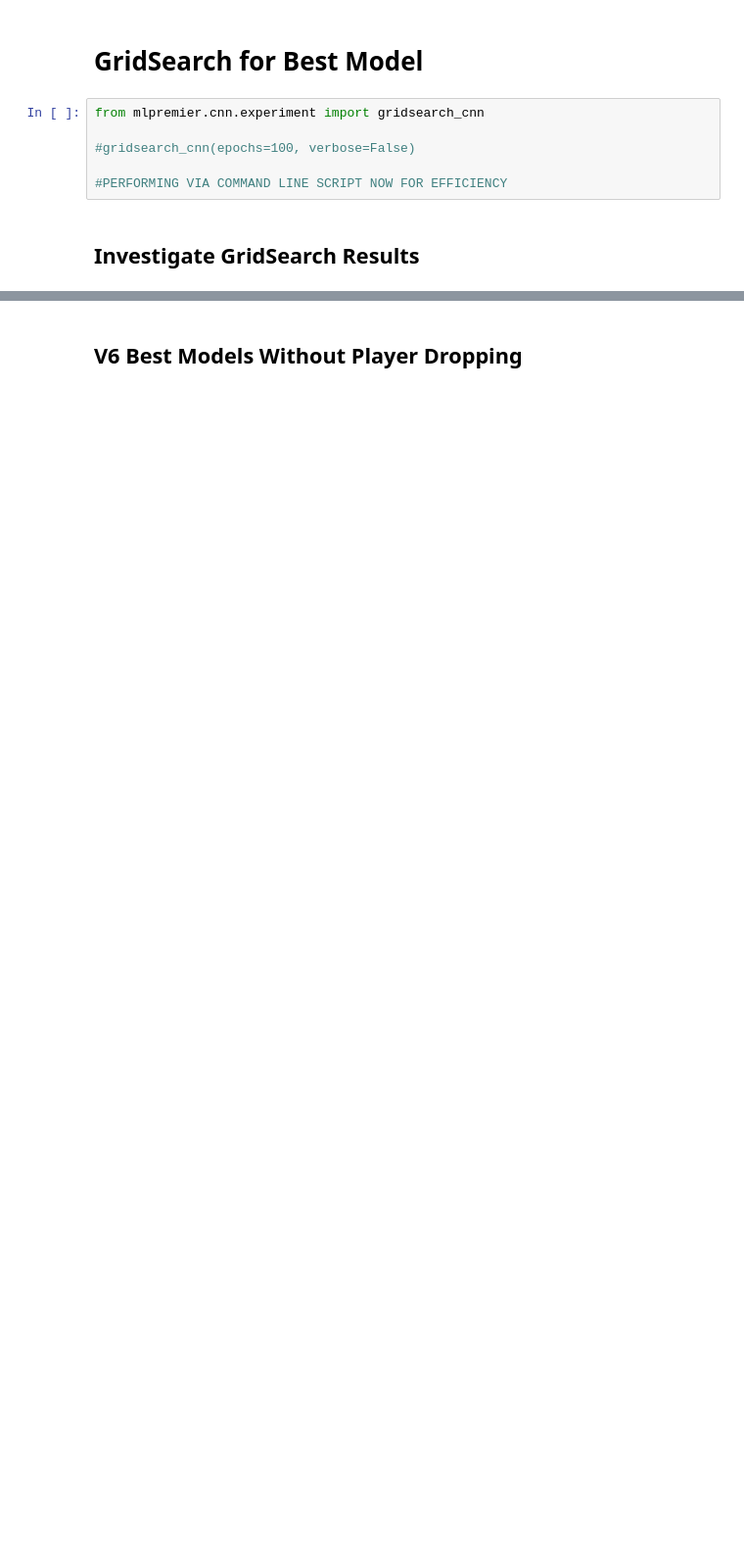
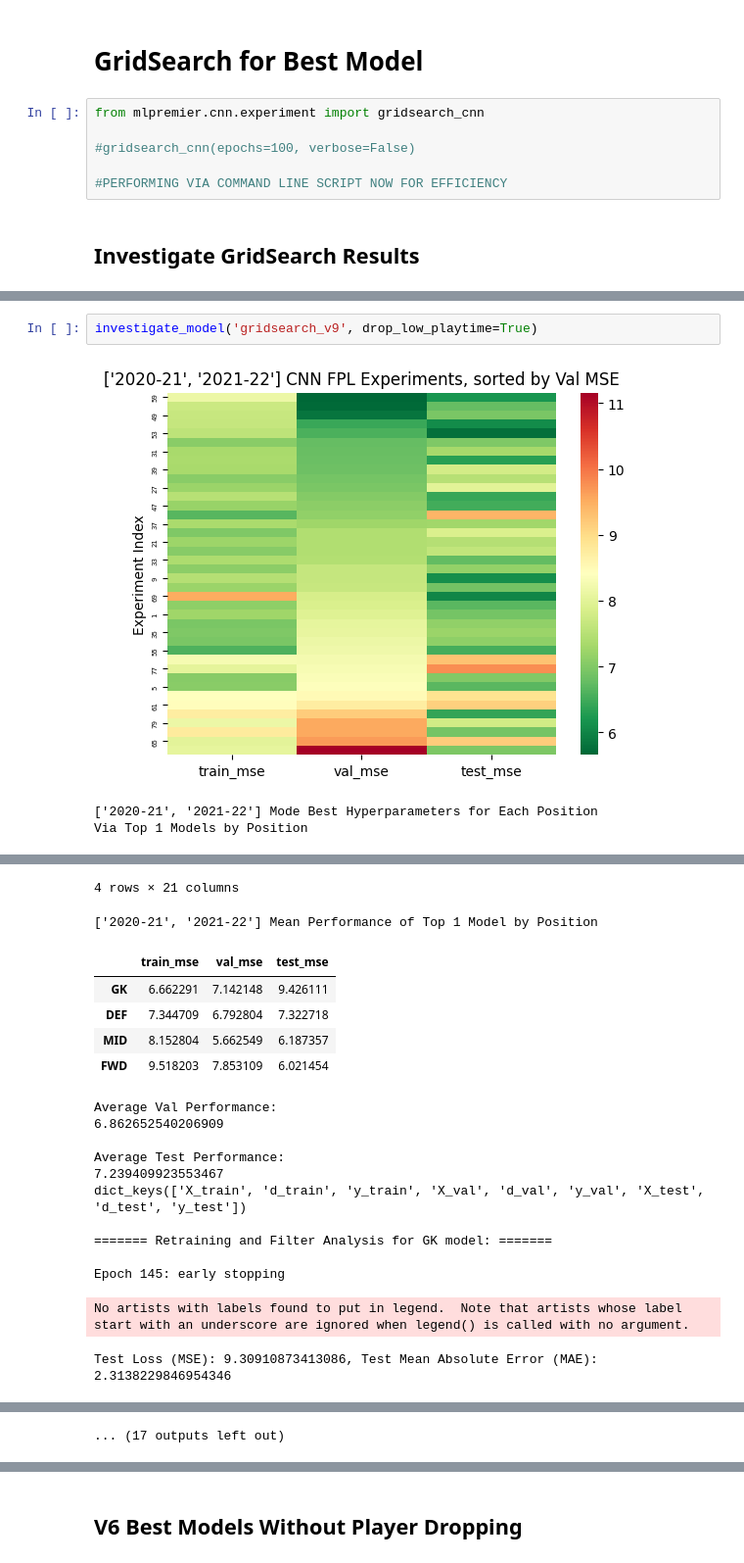
Before and after one commit to danielfrees/mlpremier, a Jupyter notebook: mlpremier/cnn/cnn.ipynb, the cells around one changed output, grey strips where cells are left out. Shown at 98% size. Drawn from its saved outputs; the diff is of its cells as text; blank space fills up the shorter version.

```diff
--- a/mlpremier/cnn/cnn.ipynb
+++ b/mlpremier/cnn/cnn.ipynb
@@ -137,0 +235,6 @@ from mlpremier.cnn.experiment import gridsearch_cnn
+# %%
+investigate_model('gridsearch_v9', drop_low_playtime=True)
+# %% [output]
+[figure, added]
+['2020-21', '2021-22'] Mode Best Hyperparameters for Each Position
+Via Top 1 Models by Position
@@ -137,0 +246,19 @@ from mlpremier.cnn.experiment import gridsearch_cnn
+4 rows × 21 columns
+['2020-21', '2021-22'] Mean Performance of Top 1 Model by Position
+|  | train_mse | val_mse | test_mse |
+| GK | 6.662291 | 7.142148 | 9.426111 |
+| DEF | 7.344709 | 6.792804 | 7.322718 |
+| MID | 8.152804 | 5.662549 | 6.187357 |
+| FWD | 9.518203 | 7.853109 | 6.021454 |
+Average Val Performance:
+6.862652540206909
+
+Average Test Performance:
+7.239409923553467
+dict_keys(['X_train', 'd_train', 'y_train', 'X_val', 'd_val', 'y_val', 'X_test', 'd_test', 'y_test'])
+
+======= Retraining and Filter Analysis for GK model: =======
+
+Epoch 145: early stopping
+No artists with labels found to put in legend.  Note that artists whose label start with an underscore are ignored when legend() is called with no argument.
+Test Loss (MSE): 9.30910873413086, Test Mean Absolute Error (MAE): 2.3138229846954346
@@ -137,0 +268 @@ from mlpremier.cnn.experiment import gridsearch_cnn
+... (17 outputs left out)
```
Also changed, not shown: parts of 21 cells of this notebook, 31 other files.
